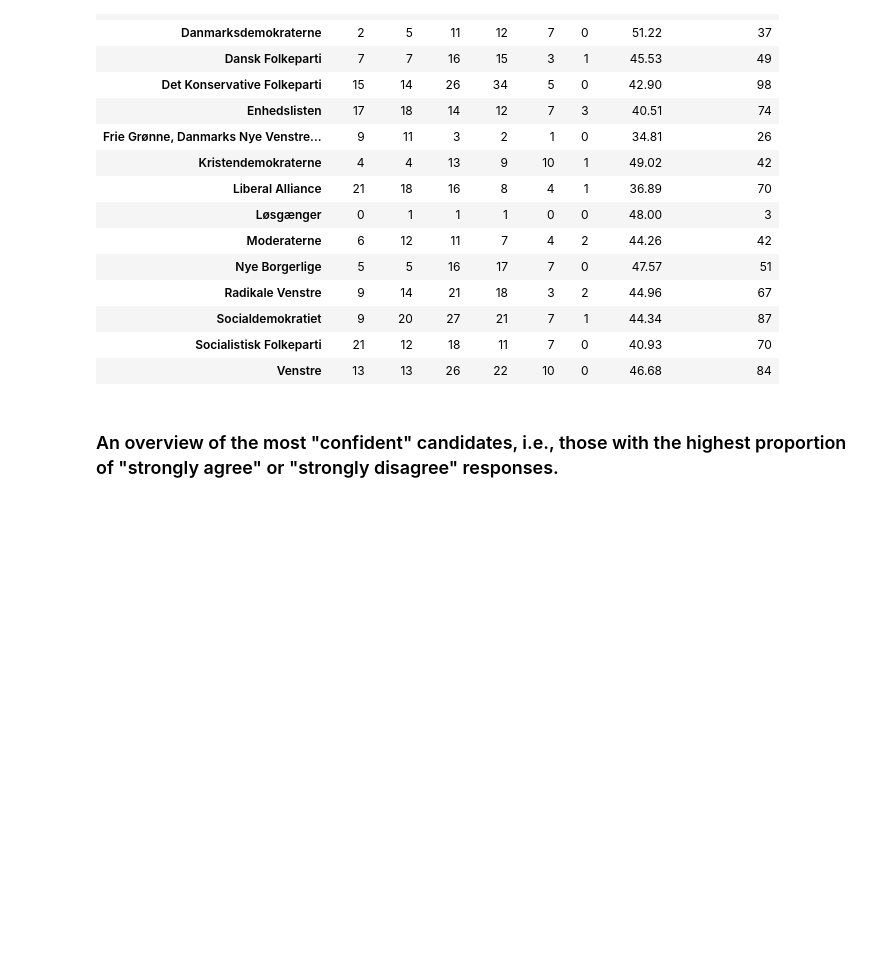
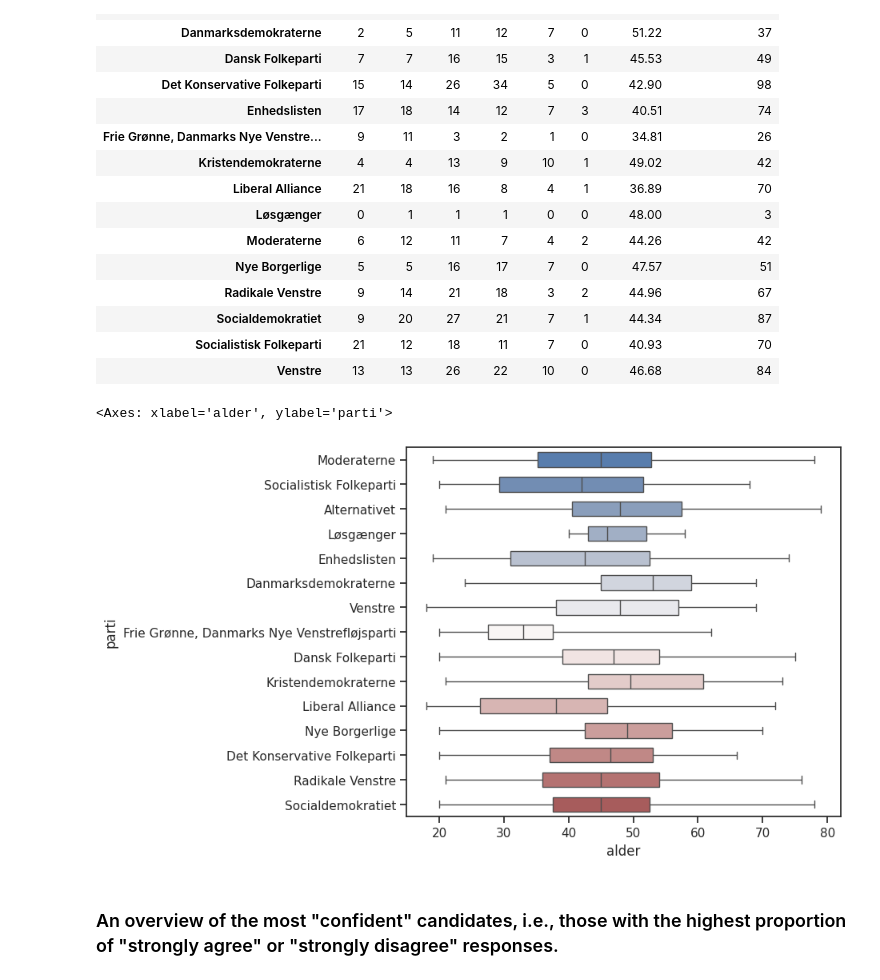
Before and after one commit to radoslavKiryazov/MAL, a Jupyter notebook: Assignment 2/2. Candidate Test 2022 I.ipynb, the cells around one changed output. Cells and saved outputs as stored; diff of their text form; code cells hidden in the pictures; blank space fills up the shorter version.

Commit message:
Added a boxplot

```diff
--- a/Assignment 2/2. Candidate Test 2022 I.ipynb
+++ b/Assignment 2/2. Candidate Test 2022 I.ipynb
@@ -101,6 +101,23 @@ display(age_group_analysis)
 | Socialdemokratiet | 9 | 20 | 27 | 21 | 7 | 1 | 44.34 | 87 |
 | Socialistisk Folkeparti | 21 | 12 | 18 | 11 | 7 | 0 | 40.93 | 70 |
 | Venstre | 13 | 13 | 26 | 22 | 10 | 0 | 46.68 | 84 |
+# %%
+import seaborn as sns
+import matplotlib.pyplot as plt
+
+data = alldata[['parti', 'alder']]
+data = data.dropna()
+# Replace ages of 0 with the median age
+median_age = data[data['alder'] > 0]['alder'].median()
+data['alder'] = data['alder'].replace(0, median_age)
+
+sns.set_theme(style="ticks")
+
+f, ax = plt.subplots(figsize=(7, 6))
+sns.boxplot(x='alder', y='parti', data=data, whis=[0, 100], width=.6, hue='parti', palette="vlag", legend=False)
+# %% [output]
+<Axes: xlabel='alder', ylabel='parti'>
+[figure, added]
 # %% [markdown]
 ### An overview of the most "confident" candidates, i.e., those with the highest proportion of "strongly agree" or "strongly disagree" responses.
 # %%
```
